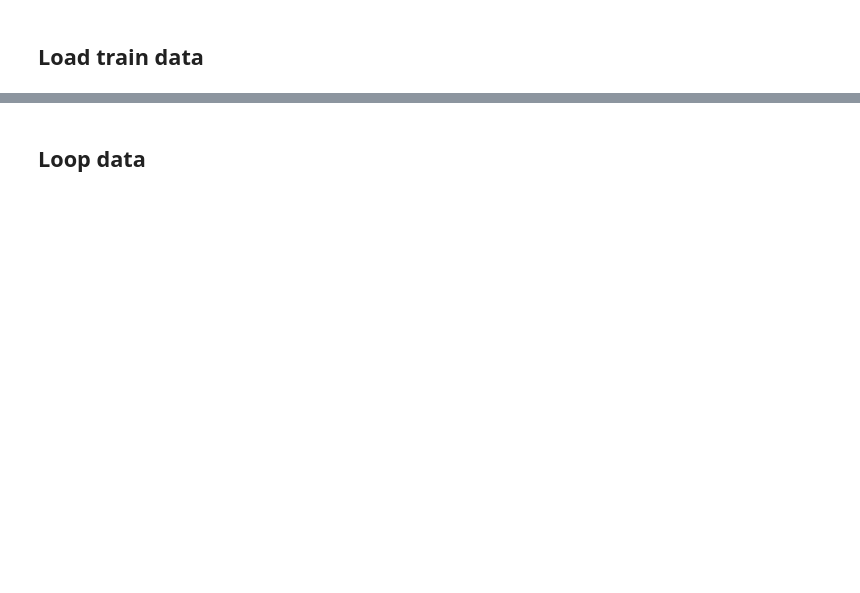
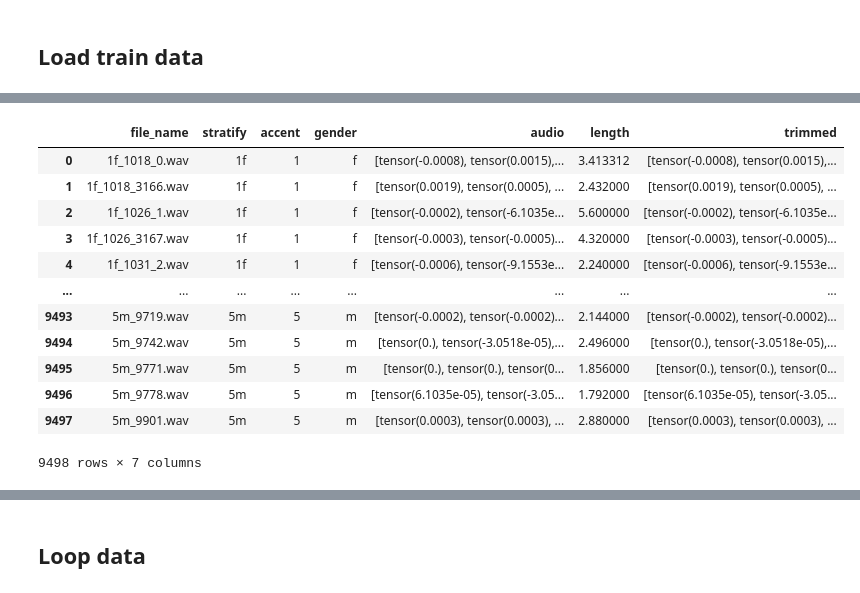
Before and after one commit to Gahtao/DL-Project, a Jupyter notebook: model B/2 Data pre-processing.ipynb, the cells around one changed output, grey strips where cells are left out. Saved outputs shown, nothing was run; the diff lists cells and outputs as text; code cells hidden in the pictures; blank space fills up the shorter version.

```diff
--- a/model B/2 Data pre-processing.ipynb
+++ b/model B/2 Data pre-processing.ipynb
@@ -6,0 +79,19 @@ df_train_val.head()
+# %%
+import IPython.display as ipd
+display(df_train_val)
+display(ipd.Audio(df_train_val.audio[0], rate=16000))
+display(ipd.Audio(trimmed_audio[0], rate=16000))
+# %% [output]
+|  | file_name | stratify | accent | gender | audio | length | trimmed |
+| 0 | 1f_1018_0.wav | 1f | 1 | f | [tensor(-0.0008), tensor(0.0015),... | 3.413312 | [tensor(-0.0008), tensor(0.0015),... |
+| 1 | 1f_1018_3166.wav | 1f | 1 | f | [tensor(0.0019), tensor(0.0005), ... | 2.432000 | [tensor(0.0019), tensor(0.0005), ... |
+| 2 | 1f_1026_1.wav | 1f | 1 | f | [tensor(-0.0002), tensor(-6.1035e... | 5.600000 | [tensor(-0.0002), tensor(-6.1035e... |
+| 3 | 1f_1026_3167.wav | 1f | 1 | f | [tensor(-0.0003), tensor(-0.0005)... | 4.320000 | [tensor(-0.0003), tensor(-0.0005)... |
+| 4 | 1f_1031_2.wav | 1f | 1 | f | [tensor(-0.0006), tensor(-9.1553e... | 2.240000 | [tensor(-0.0006), tensor(-9.1553e... |
+| ... | ... | ... | ... | ... | ... | ... | ... |
+| 9493 | 5m_9719.wav | 5m | 5 | m | [tensor(-0.0002), tensor(-0.0002)... | 2.144000 | [tensor(-0.0002), tensor(-0.0002)... |
+| 9494 | 5m_9742.wav | 5m | 5 | m | [tensor(0.), tensor(-3.0518e-05),... | 2.496000 | [tensor(0.), tensor(-3.0518e-05),... |
+| 9495 | 5m_9771.wav | 5m | 5 | m | [tensor(0.), tensor(0.), tensor(0... | 1.856000 | [tensor(0.), tensor(0.), tensor(0... |
+| 9496 | 5m_9778.wav | 5m | 5 | m | [tensor(6.1035e-05), tensor(-3.05... | 1.792000 | [tensor(6.1035e-05), tensor(-3.05... |
+| 9497 | 5m_9901.wav | 5m | 5 | m | [tensor(0.0003), tensor(0.0003), ... | 2.880000 | [tensor(0.0003), tensor(0.0003), ... |
+9498 rows × 7 columns
```
Also changed, not shown: parts of 19 cells of this notebook.
